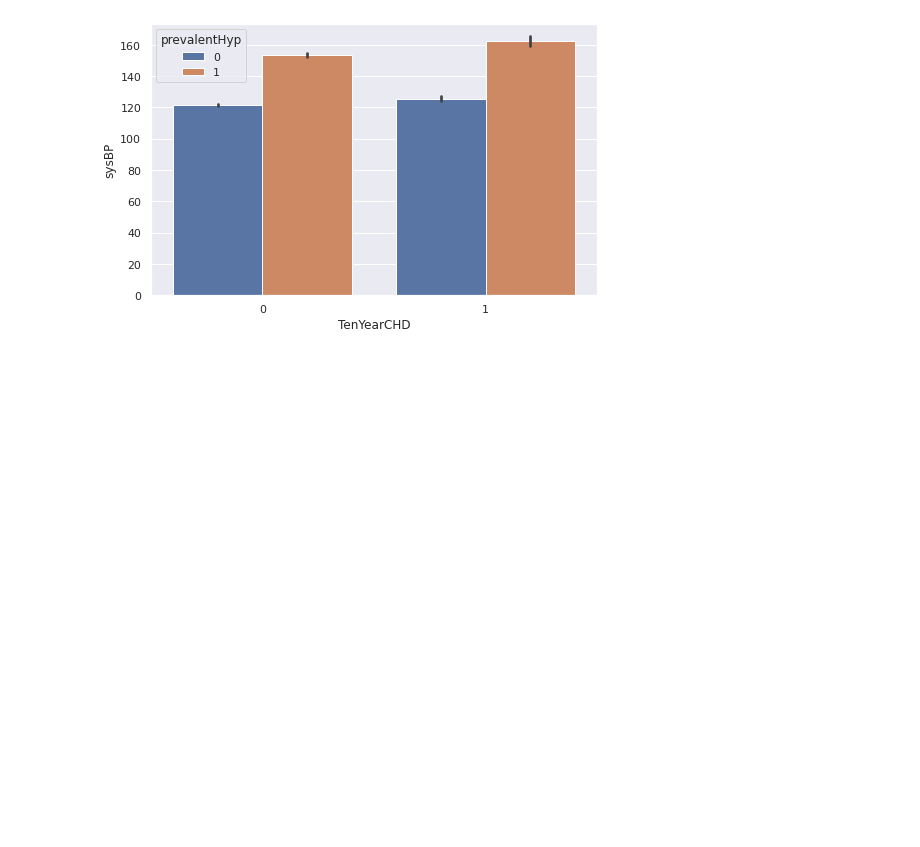
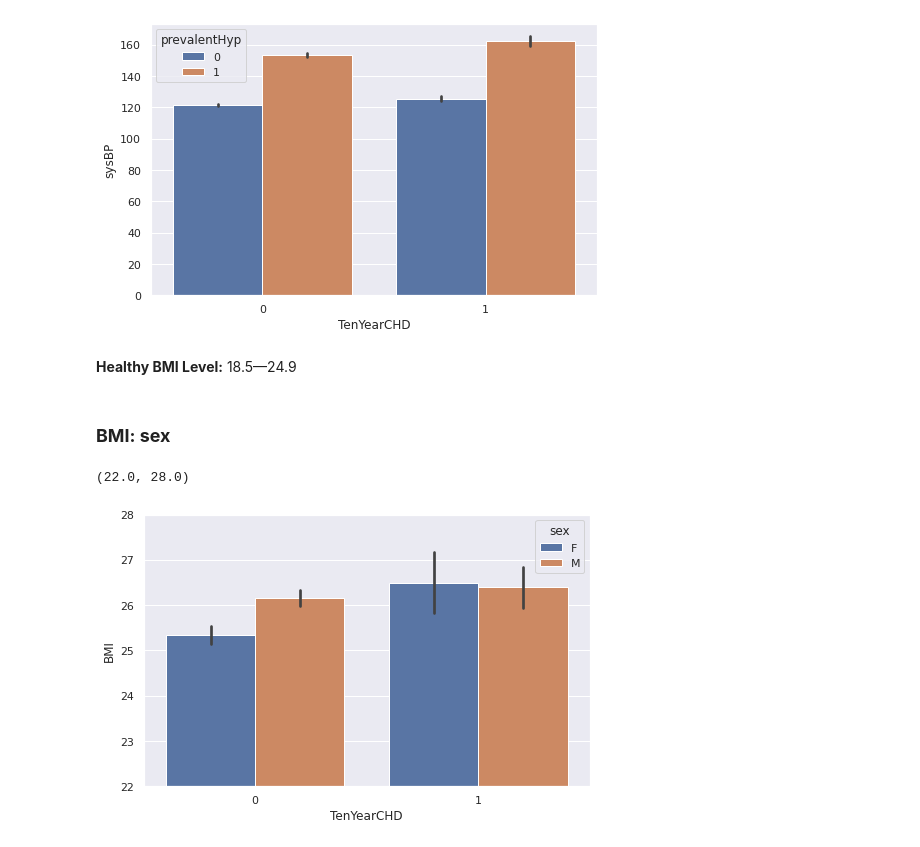
Before and after one commit to rsonar821/Classification-Capstone-Project, a Jupyter notebook: Cardiovascular_Risk_Prediction.ipynb, the cells around one changed output. Drawn from its saved outputs; the diff is of its cells as text; code cells hidden in the pictures; blank space fills up the shorter version.

```diff
--- a/Cardiovascular_Risk_Prediction.ipynb
+++ b/Cardiovascular_Risk_Prediction.ipynb
@@ -391,3 +391,14 @@ sns.barplot(x=df['TenYearCHD'], y=df['sysBP'], hue=df['prevalentHyp'])
 # %% [output]
 <matplotlib.axes._subplots.AxesSubplot at 0x...>
 [figure]
+# %% [markdown]
+**Healthy BMI Level:** 18.5—24.9
+# %% [markdown]
+### **BMI: sex**
+# %%
+plt.figure(figsize=(8,5))
+sns.barplot(x=df['TenYearCHD'], y=df['BMI'], hue=df['sex'])
+plt.ylim(22, 28)
+# %% [output]
+(22.0, 28.0)
+[figure, added]
```
Also changed, not shown: parts of 21 cells of this notebook.
